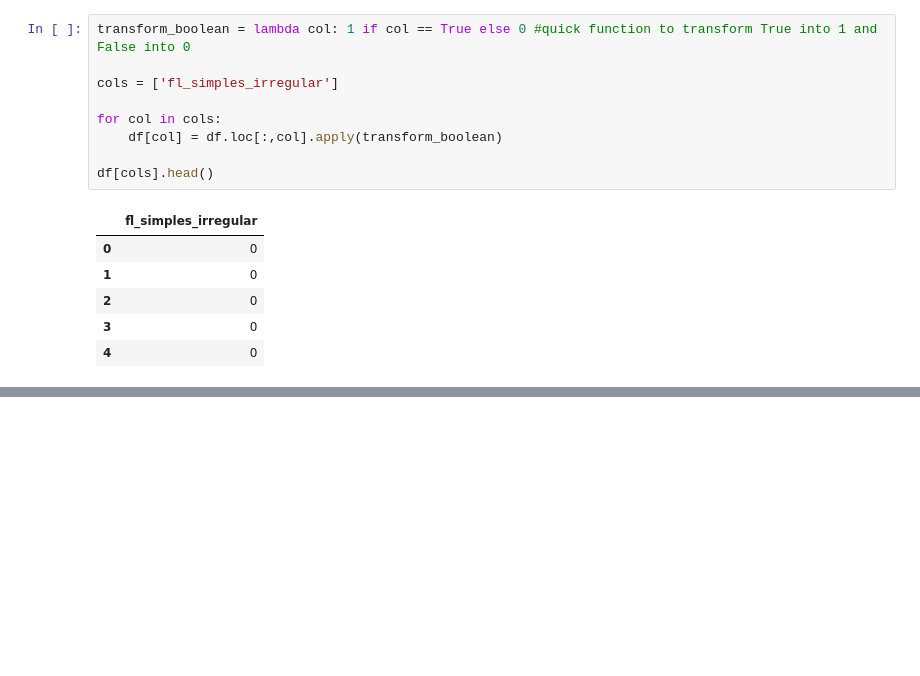
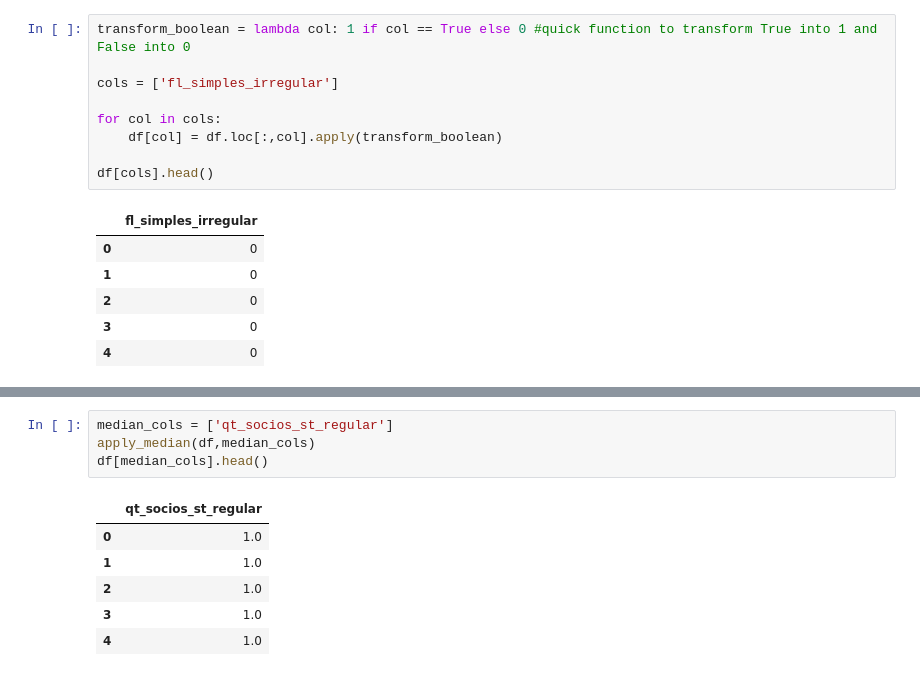
Before and after one commit to Rpinto02/Similarity_Recommender, a Jupyter notebook: Preparation/Exploratory_Analysis.ipynb, the cells around one changed output, grey strips where cells are left out. Cells and saved outputs as stored; diff of their text form; blank space fills up the shorter version.

```diff
--- a/Preparation/Exploratory_Analysis.ipynb
+++ b/Preparation/Exploratory_Analysis.ipynb
@@ -1031,0 +1082,11 @@ qt_filiais                             555 non-null    int64
+# %%
+median_cols = ['qt_socios_st_regular']
+apply_median(df,median_cols)
+df[median_cols].head()
+# %% [output]
+|  | qt_socios_st_regular |
+| 0 | 1.0 |
+| 1 | 1.0 |
+| 2 | 1.0 |
+| 3 | 1.0 |
+| 4 | 1.0 |
```
Also changed, not shown: parts of 20 cells of this notebook, 1 other file.
